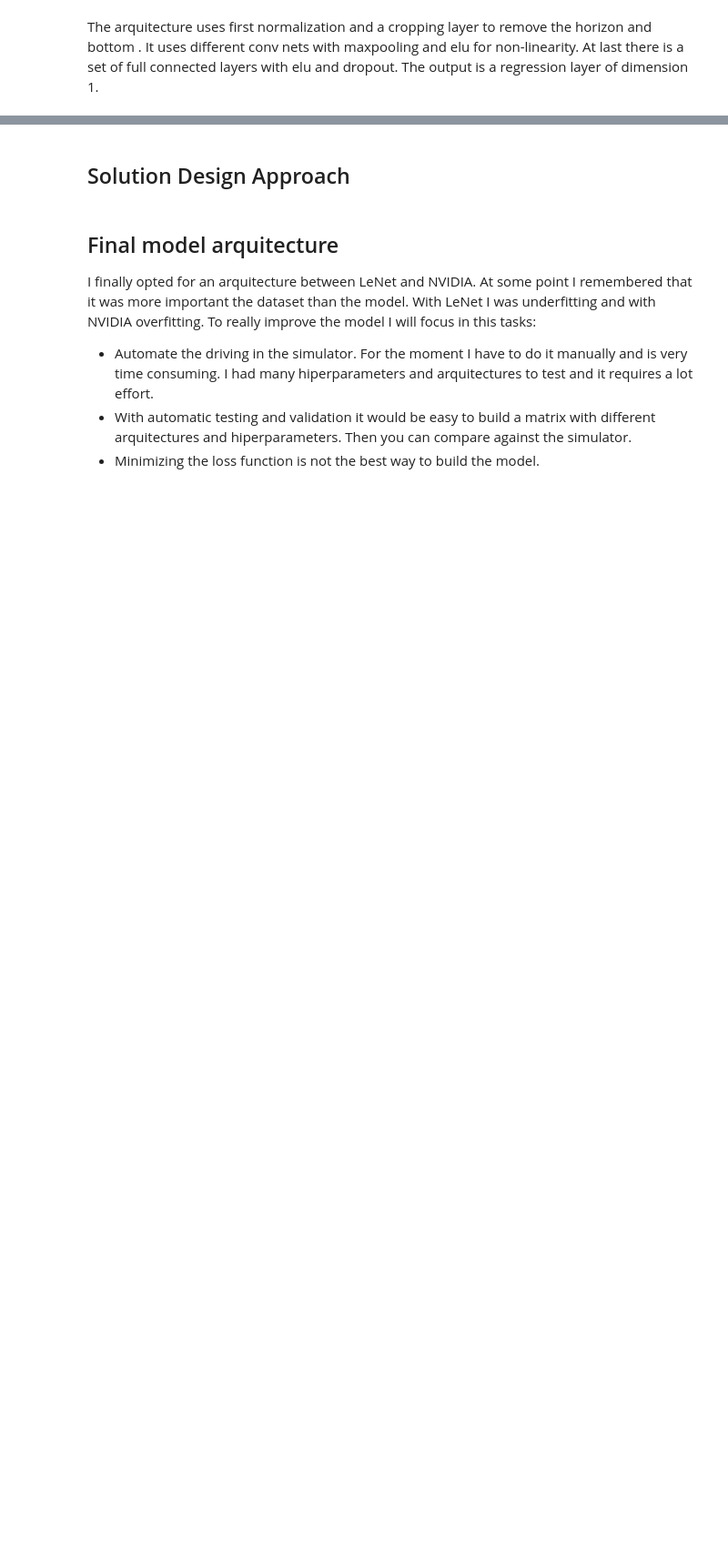
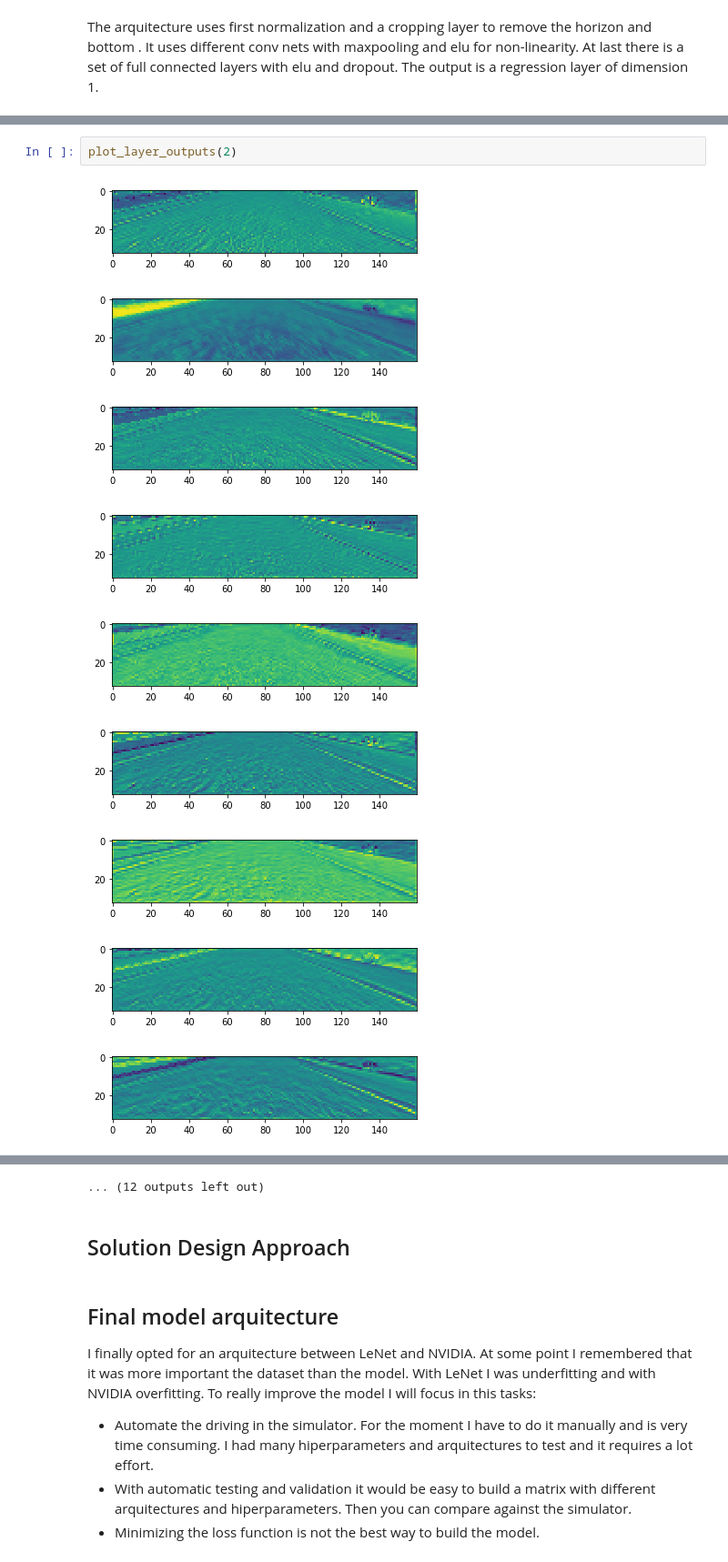
Before and after one commit to andres-tuells/carnd-term1-p3-submission, a Jupyter notebook: model.ipynb, the cells around one changed output, grey strips where cells are left out. Shown at 91% size. Drawn from its saved outputs; the diff is of its cells as text; blank space fills up the shorter version.

```diff
--- a/model.ipynb
+++ b/model.ipynb
@@ -209,0 +277,12 @@ The arquitecture uses first normalization and a cropping layer to remove the hor
+# %%
+plot_layer_outputs(2)
+# %% [output]
+[figure, added]
+[figure, added]
+[figure, added]
+[figure, added]
+[figure, added]
+[figure, added]
+[figure, added]
+[figure, added]
+[figure, added]
@@ -210,3 +292,4 @@ The arquitecture uses first normalization and a cropping layer to remove the hor
+... (12 outputs left out)
 # %% [markdown]
 ## Solution Design Approach
 # %% [markdown]
```
Also changed, not shown: parts of 12 cells of this notebook.
